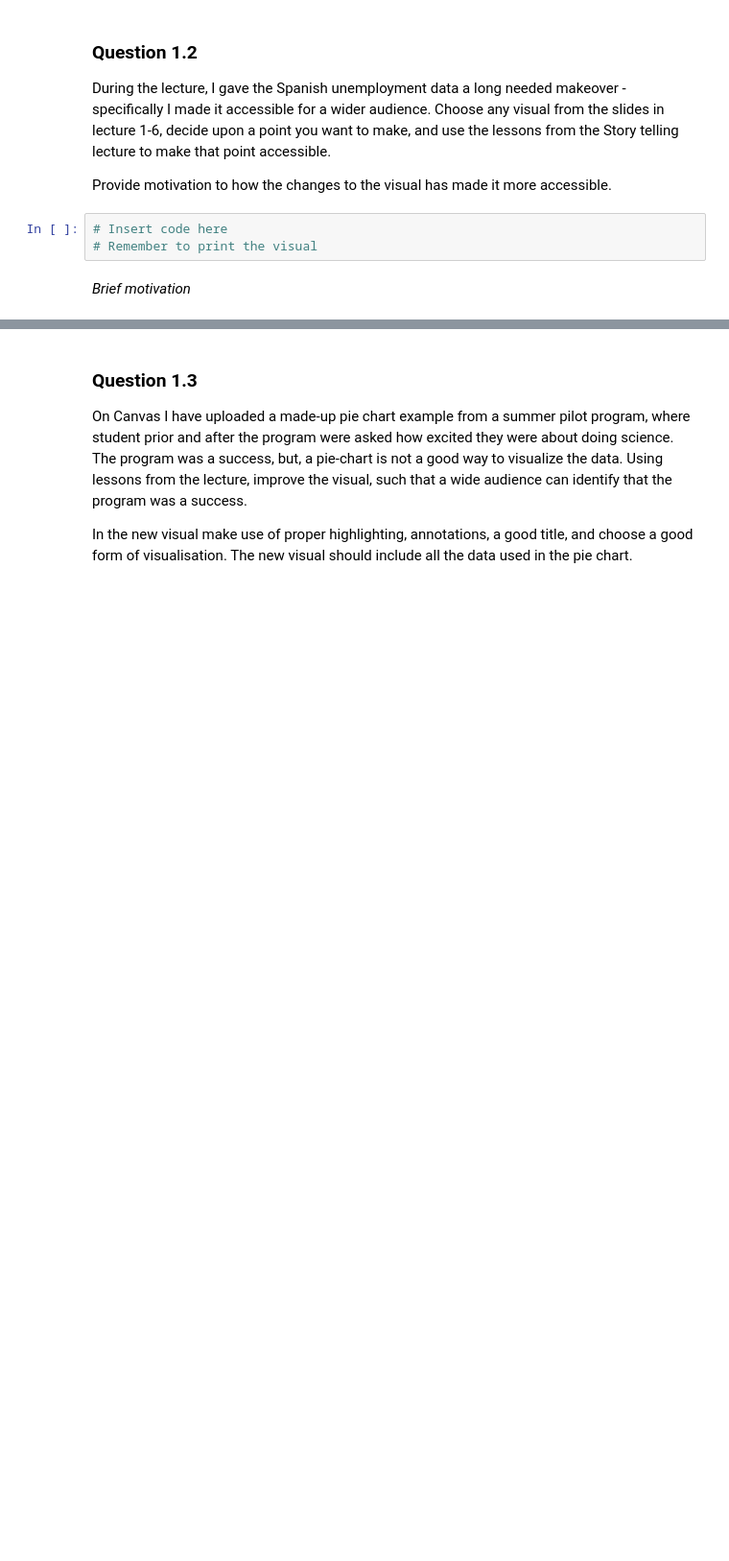
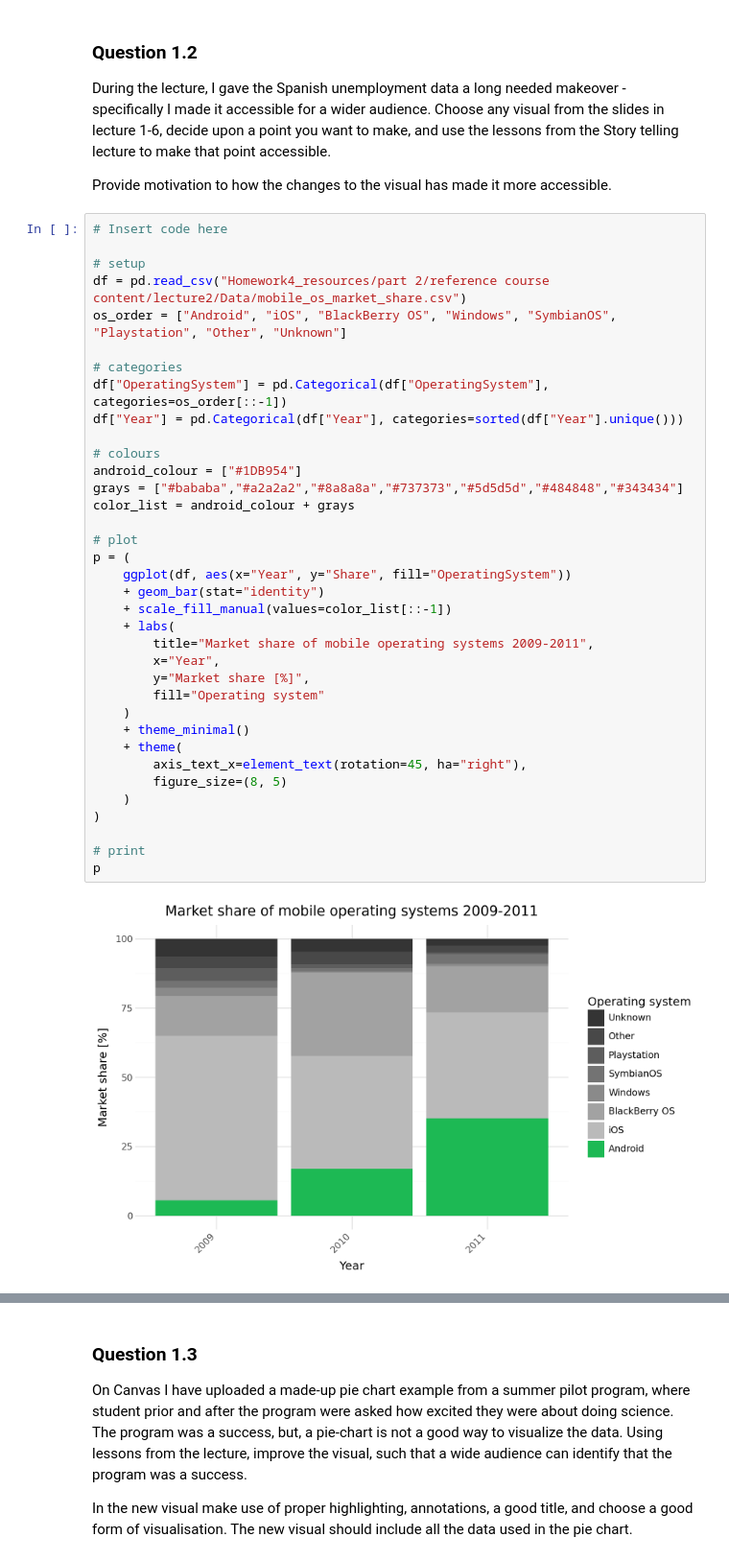
Before and after one commit to Salabud/MVE080-grp10, a Jupyter notebook: Homework4_2025.ipynb, the cells around one changed output, grey strips where cells are left out. Shown at 96% size. Saved outputs shown, nothing was run; the diff lists cells and outputs as text; blank space fills up the shorter version.

Commit message:
hw4 part2: q1.2. mostly finished

```diff
--- a/Homework4_2025.ipynb
+++ b/Homework4_2025.ipynb
@@ -162,8 +162,41 @@ _Brief motivation_
 During the lecture, I gave the Spanish unemployment data a long needed makeover - specifically I made it accessible for a wider audience. Choose any visual from the slides in lecture 1-6, decide upon a point you want to make, and use the lessons from the Story telling lecture to make that point accessible.
 
 Provide motivation to how the changes to the visual has made it more accessible.
-# %%
-# Insert code here
-# Remember to print the visual
-# %% [markdown]
-_Brief motivation_
+# %%
+# Insert code here
+
+# setup
+df = pd.read_csv("Homework4_resources/part 2/reference course content/lecture2/Data/mobile_os_market_share.csv")
+os_order = ["Android", "iOS", "BlackBerry OS", "Windows", "SymbianOS", "Playstation", "Other", "Unknown"]
+
+# categories
+df["OperatingSystem"] = pd.Categorical(df["OperatingSystem"], categories=os_order[::-1])
+df["Year"] = pd.Categorical(df["Year"], categories=sorted(df["Year"].unique()))
+
+# colours
+android_colour = ["#1DB954"]
+grays = ["#bababa","#a2a2a2","#8a8a8a","#737373","#5d5d5d","#484848","#343434"]
+color_list = android_colour + grays
+
+# plot
+p = (
+    ggplot(df, aes(x="Year", y="Share", fill="OperatingSystem"))
+    + geom_bar(stat="identity")
+    + scale_fill_manual(values=color_list[::-1])
+    + labs(
+        title="Market share of mobile operating systems 2009-2011",
+        x="Year",
+        y="Market share [%]",
+        fill="Operating system"
+    )
+    + theme_minimal()
+    + theme(
+        axis_text_x=element_text(rotation=45, ha="right"),
+        figure_size=(8, 5)
+    )
+)
+
+# print
+p
+# %% [output]
+[figure, added]
```
Also changed, not shown: parts of 1 cell of this notebook, 1 other file.
